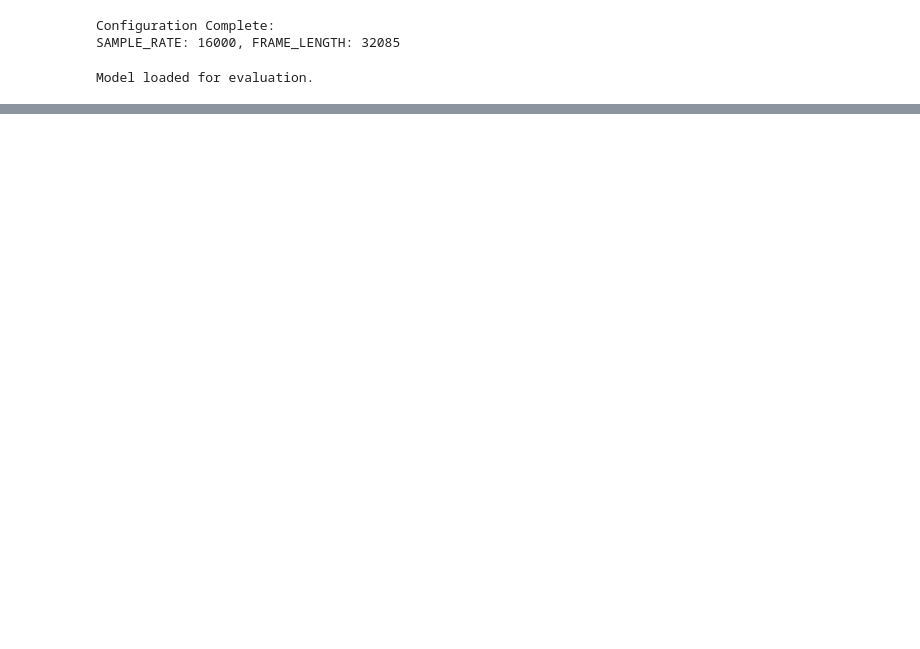
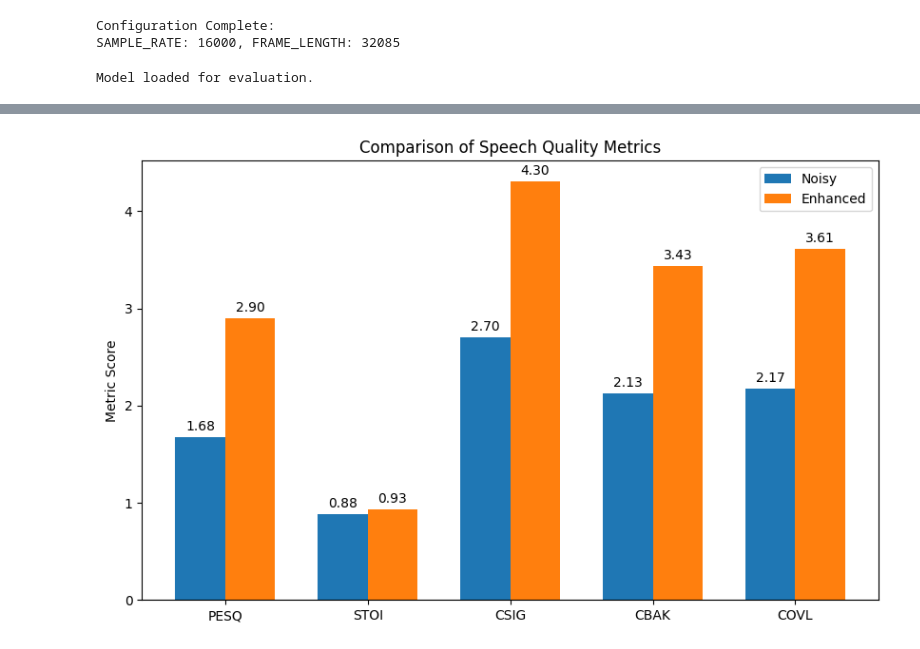
Before and after one commit to GitStroberi/Denoiser, a Jupyter notebook: evaluation.ipynb, the cells around one changed output, grey strips where cells are left out. Drawn from its saved outputs; the diff is of its cells as text; code cells hidden in the pictures; blank space fills up the shorter version.

```diff
--- a/evaluation.ipynb
+++ b/evaluation.ipynb
@@ -198,3 +198,89 @@ Noisy Audio:
 [interactive output not drawn]
 Enhanced Audio:
 [interactive output not drawn]
+# %%
+def extract_score(score):
+    """
+    If score is a tuple with more than one element, return the element at index 1.
+    Otherwise, return score.
+    """
+    if isinstance(score, tuple) and len(score) > 1:
+        return score[1]
+    return score
+
+# Compute metrics for the noisy signal.
+try:
+    noisy_pesq_result = pesq(clean_segment, noisy_segment, SAMPLE_RATE)
+    noisy_pesq = extract_score(noisy_pesq_result)
+except Exception as e:
+    print("Error computing noisy PESQ:", e)
+    noisy_pesq = np.nan
+
+try:
+    noisy_stoi_result = stoi(clean_segment, noisy_segment, SAMPLE_RATE)
+    noisy_stoi = extract_score(noisy_stoi_result)
+except Exception as e:
+    print("Error computing noisy STOI:", e)
+    noisy_stoi = np.nan
+
+try:
+    noisy_csig, noisy_cbak, noisy_covl = composite(clean_segment, noisy_segment, SAMPLE_RATE)
+except Exception as e:
+    print("Error computing noisy composite:", e)
+    noisy_csig, noisy_cbak, noisy_covl = (np.nan, np.nan, np.nan)
+
+# Compute metrics for the enhanced signal.
+try:
+    enhanced_pesq_result = pesq(clean_segment, enhanced_segment, SAMPLE_RATE)
+    enhanced_pesq = extract_score(enhanced_pesq_result)
+except Exception as e:
+    print("Error computing enhanced PESQ:", e)
+    enhanced_pesq = np.nan
+
+try:
+    enhanced_stoi_result = stoi(clean_segment, enhanced_segment, SAMPLE_RATE)
+    enhanced_stoi = extract_score(enhanced_stoi_result)
+except Exception as e:
+    print("Error computing enhanced STOI:", e)
+    enhanced_stoi = np.nan
+
+try:
+    enhanced_csig, enhanced_cbak, enhanced_covl = composite(clean_segment, enhanced_segment, SAMPLE_RATE)
+except Exception as e:
+    print("Error computing enhanced composite:", e)
+    enhanced_csig, enhanced_cbak, enhanced_covl = (np.nan, np.nan, np.nan)
+
+# Create lists of metrics.
+metrics_names = ['PESQ', 'STOI', 'CSIG', 'CBAK', 'COVL']
+noisy_metrics = [noisy_pesq, noisy_stoi, noisy_csig, noisy_cbak, noisy_covl]
+enhanced_metrics = [enhanced_pesq, enhanced_stoi, enhanced_csig, enhanced_cbak, enhanced_covl]
+
+# Plot grouped bar chart.
+import matplotlib.pyplot as plt
+import numpy as np
+
+x = np.arange(len(metrics_names))
+width = 0.35
+
+fig, ax = plt.subplots(figsize=(10, 6))
+rects1 = ax.bar(x - width/2, noisy_metrics, width, label='Noisy')
+rects2 = ax.bar(x + width/2, enhanced_metrics, width, label='Enhanced')
+
+ax.set_ylabel('Metric Score')
+ax.set_title('Comparison of Speech Quality Metrics')
+ax.set_xticks(x)
+ax.set_xticklabels(metrics_names)
+ax.legend()
+
+# Annotate bars with values.
+for rect in rects1 + rects2:
+    height = rect.get_height()
+    if not np.isnan(height):
+        ax.annotate(f'{height:.2f}',
+                    xy=(rect.get_x() + rect.get_width()/2, height),
+                    xytext=(0, 3),
+                    textcoords="offset points",
+                    ha='center', va='bottom')
+plt.show()
+# %% [output]
+[figure, added]
```
Also changed, not shown: parts of 3 cells of this notebook, 10 other files.
